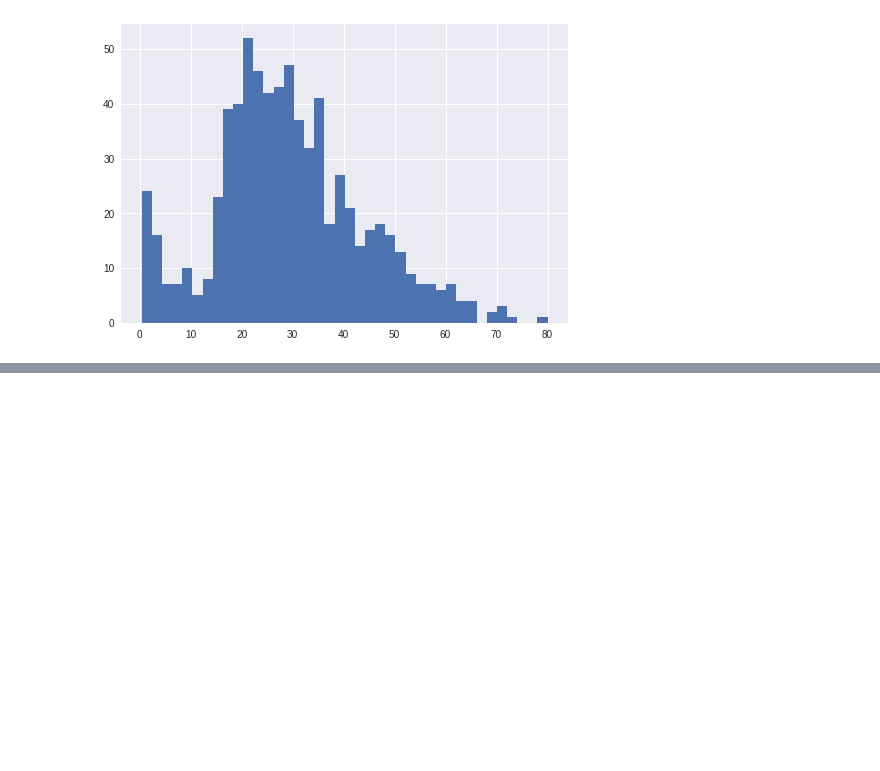
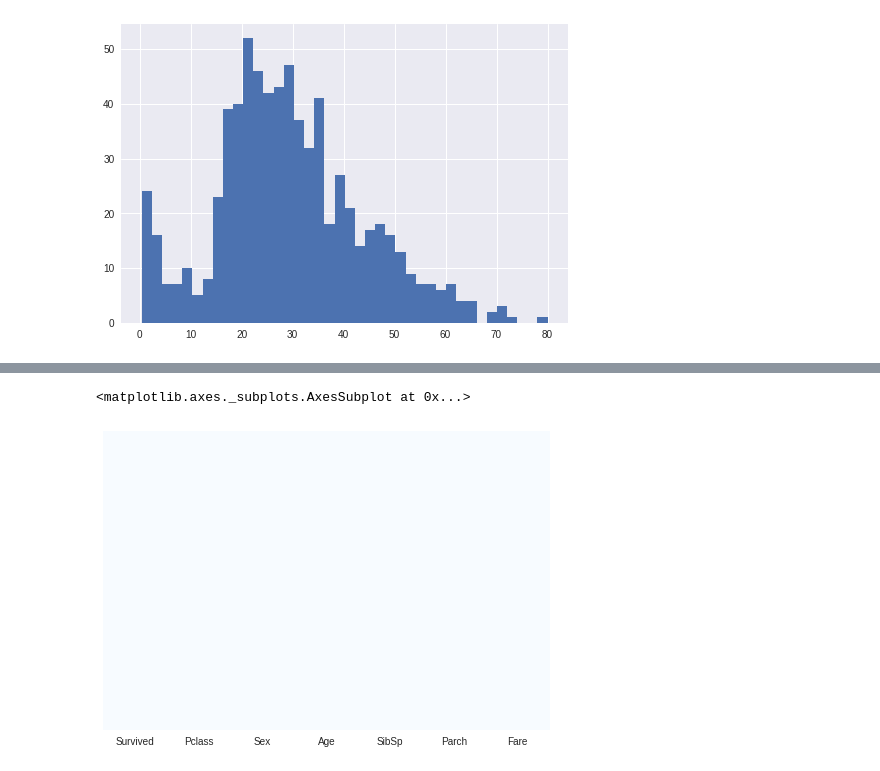
Before and after one commit to SiddharthaSarma/scikit-learn, a Jupyter notebook: logistic-regression/titanic/predict-titanic-survivals.ipynb, the cells around one changed output, grey strips where cells are left out. Saved outputs shown, nothing was run; the diff lists cells and outputs as text; code cells hidden in the pictures; blank space fills up the shorter version.

```diff
--- a/logistic-regression/titanic/predict-titanic-survivals.ipynb
+++ b/logistic-regression/titanic/predict-titanic-survivals.ipynb
@@ -127,0 +143,7 @@ training_data['Age'].hist(bins=40)
+# %%
+training_data['Age'].fillna(training_data['Age'].mean(), inplace=True)
+# %%
+sns.heatmap(training_data.isnull(), yticklabels=False, cbar=False, cmap='Blues')
+# %% [output]
+<matplotlib.axes._subplots.AxesSubplot at 0x...>
+[figure, added]
```
Also changed, not shown: parts of 4 cells of this notebook.
